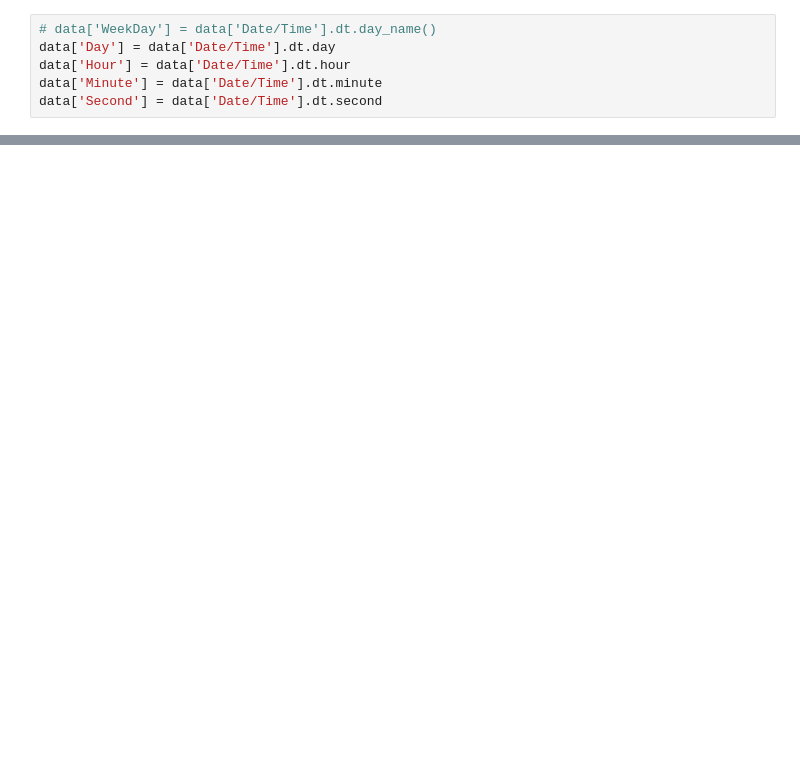
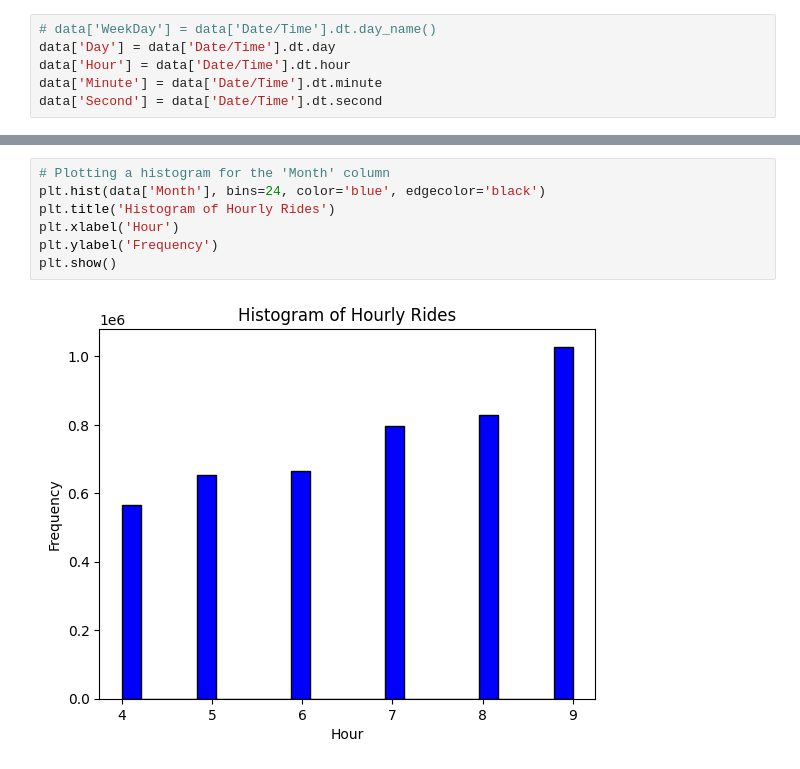
Before and after one commit to Shimul-Zahan/ML-Bootcamp, a Jupyter notebook: Data Analysis Projects/uber_data_analysis.ipynb, the cells around one changed output, grey strips where cells are left out. Cells and saved outputs as stored; diff of their text form; blank space fills up the shorter version.

```diff
--- a/Data Analysis Projects/uber_data_analysis.ipynb
+++ b/Data Analysis Projects/uber_data_analysis.ipynb
@@ -83,0 +120,9 @@ data.head()
+# %%
+# Plotting a histogram for the 'Month' column
+plt.hist(data['Month'], bins=24, color='blue', edgecolor='black')
+plt.title('Histogram of Hourly Rides')
+plt.xlabel('Hour')
+plt.ylabel('Frequency')
+plt.show()
+# %% [output]
+[figure, added]
```
Also changed, not shown: parts of 14 cells of this notebook.
